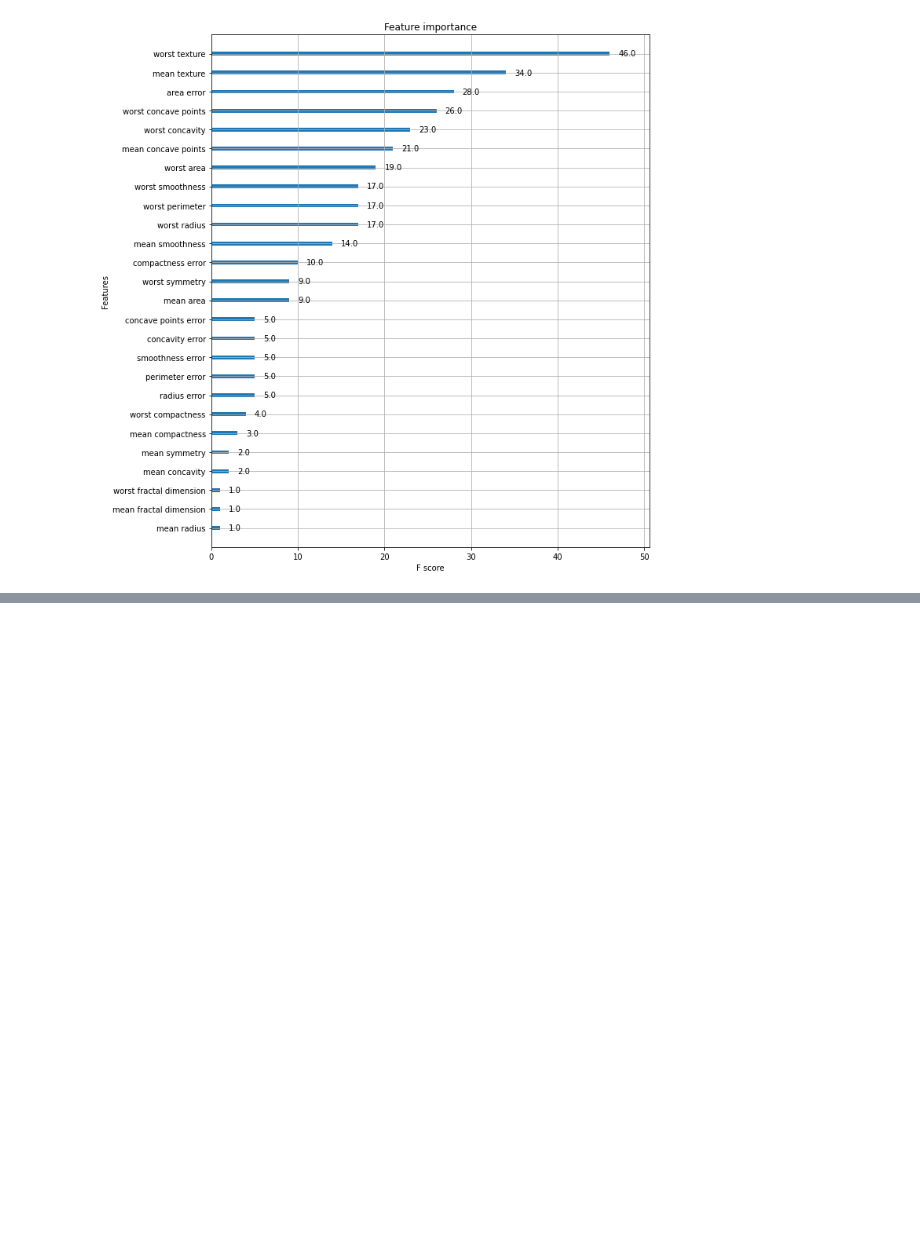
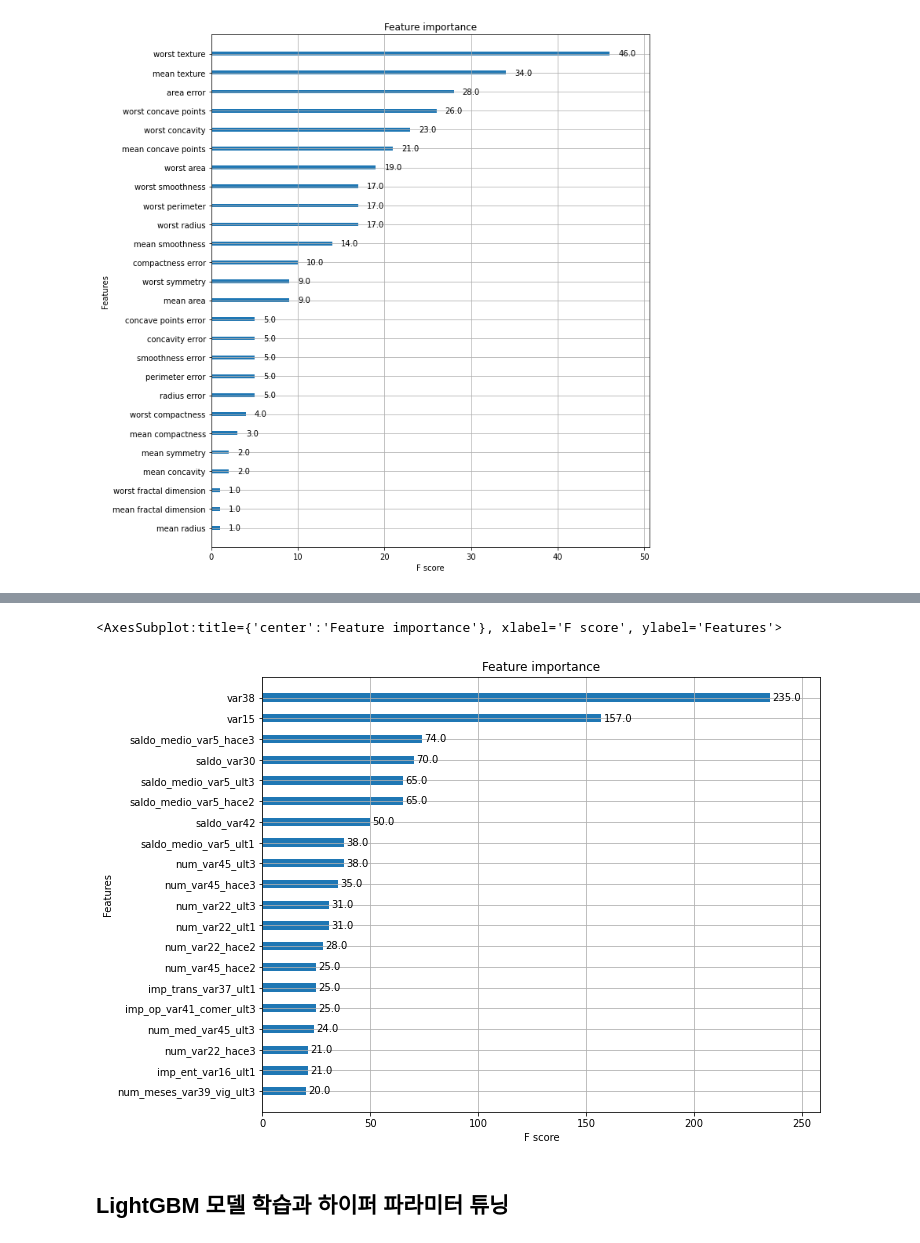
Before and after one commit to data-easyeon/book-ML_perfect_guide, a Jupyter notebook: CHAPTER 04.ipynb, the cells around one changed output, grey strips where cells are left out. Drawn from its saved outputs; the diff is of its cells as text; code cells hidden in the pictures; blank space fills up the shorter version.

```diff
--- a/CHAPTER 04.ipynb
+++ b/CHAPTER 04.ipynb
@@ -745,0 +855,5 @@ plot_importance(xgb_wrapper, ax=ax)
+# %%
+from hyperopt import hp
+
+# -10 ~ 10까지 1간격을 가지는 입력 변수 x와 -15 ~ 15까지 1간격으로 입력 변수 y설정
+search_space = {'x':hp.quniform('x',-10,10,1), 'y':hp.quniform('y',-15,15,1)}
@@ -745,0 +1136,2 @@ plot_importance(xgb_wrapper, ax=ax)
+# %%
+X_tr, X_val, y_tr, y_val = train_test_split(X_train, y_train, test_size=0.3, random_state=0)
@@ -745,0 +1214,13 @@ plot_importance(xgb_wrapper, ax=ax)
+# %%
+from hyperopt import fmin, tpe, Trials
+
+trials = Trials()
+
+# fmin() 함수를 호출. max_evals 지정된 횟수만큼 반복 후 목적함수의 최솟값을 가지는 최적 입력값 추출.
+best = fmin(fn=objective_func,
+           space=xgb_search_space,
+           algo=tpe.suggest,
+           max_evals=50,
+           trials=trials, rstate=np.random.default_rng(seed=30))
+
+print('best:',best)
@@ -745,0 +1245,17 @@ plot_importance(xgb_wrapper, ax=ax)
+# %%
+# n_estimators를 500 증가 후 최적으로 찾은 하이퍼 파라미터를 기반으로 학습과 예측 수행
+xgb_clf = XGBClassifier(n_estimator=500,
+                        learning_rate=round(best['learning_rate'],5),
+                        max_depth=round(best['max_depth']),
+                        min_child_weight=int(best['min_child_weight']),
+                        colsample_bytree=round(best['colsample_bytree'],5)
+                        )
+
+# evaluation mertric을 auc로, early stopping은 100으로 설정하고 학습 수행
+
+xgb_clf.fit(X_tr, y_tr, early_stopping_rounds=100, eval_metric='auc',
+               eval_set=[(X_tr, y_tr),(X_val, y_val)])
+
+
+xgb_roc_score = roc_auc_score(y_test, xgb_clf.predict_proba(X_test)[:,1])
+print('ROC AUC: {0:.4f}'.format(xgb_roc_score))
@@ -745,0 +1280,12 @@ plot_importance(xgb_wrapper, ax=ax)
+# %%
+from xgboost import plot_importance
+import matplotlib.pyplot as plt
+%matplotlib inline
+
+fig, ax = plt.subplots(1,1,figsize=(10,8))
+plot_importance(xgb_clf, ax=ax, max_num_features=20, height=0.4)
+# %% [output]
+<AxesSubplot:title={'center':'Feature importance'}, xlabel='F score', ylabel='Features'>
+[figure, added]
+# %% [markdown]
+## LightGBM 모델 학습과 하이퍼 파라미터 튜닝
```
Also changed, not shown: parts of 90 cells of this notebook.
